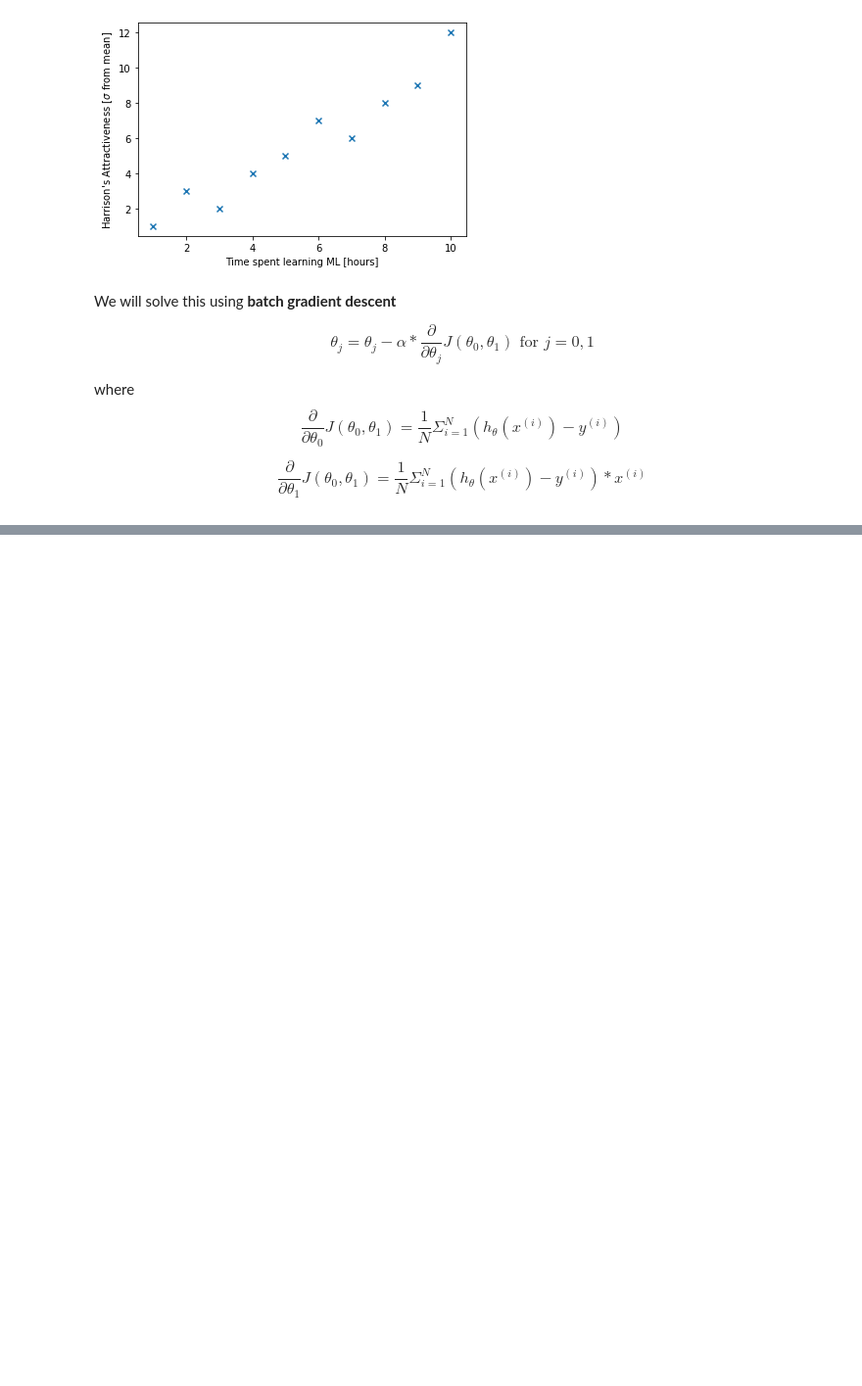
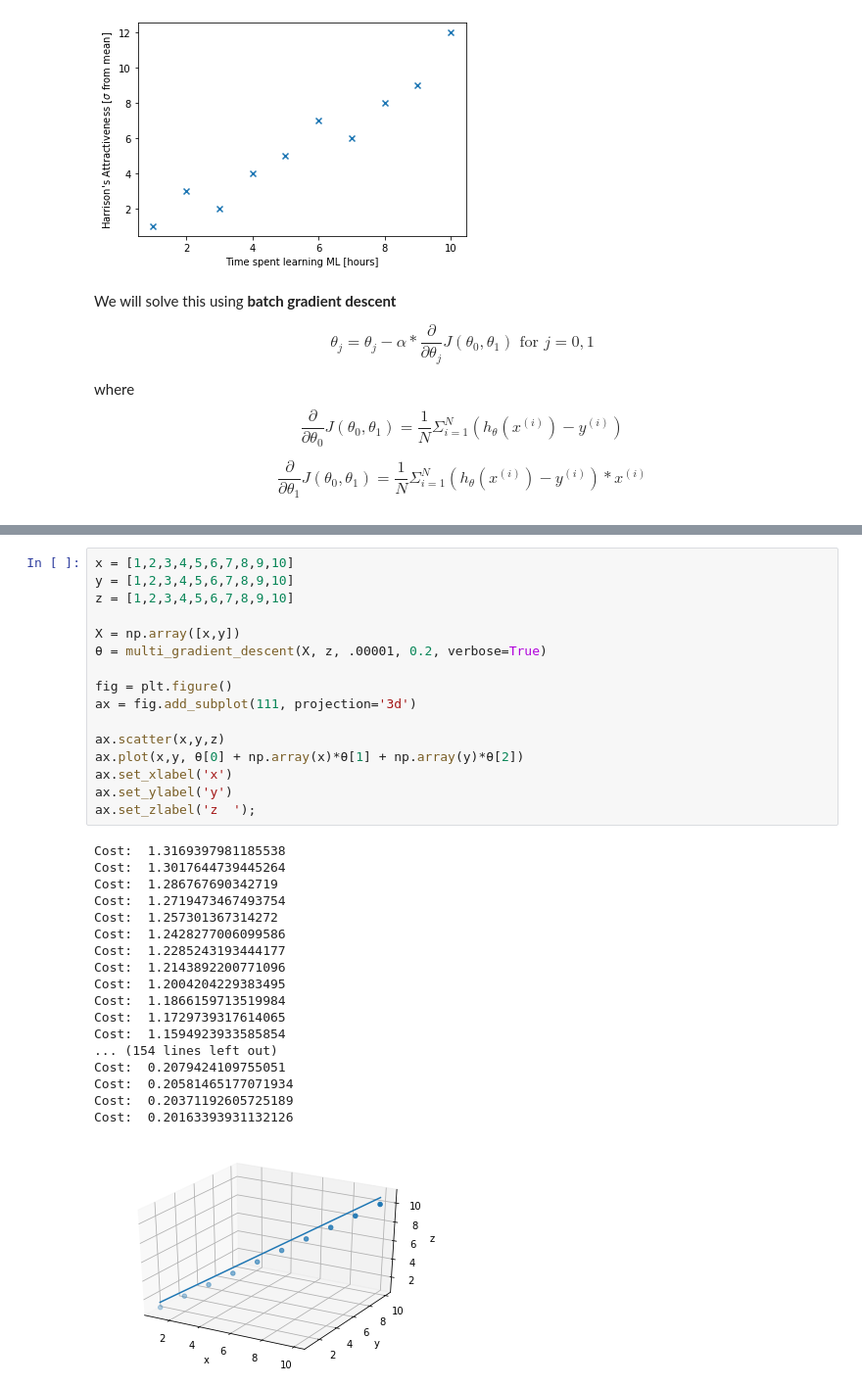
Before and after one commit to Andrew-Harrison-Chris/Chris-Harrison-ML, a Jupyter notebook: ChrisTeachesMachines.ipynb, the cells around one changed output, grey strips where cells are left out. Shown at 98% size. Saved outputs shown, nothing was run; the diff lists cells and outputs as text; blank space fills up the shorter version.

Commit message:
Multivariate Linear Regression

```diff
--- a/ChrisTeachesMachines.ipynb
+++ b/ChrisTeachesMachines.ipynb
@@ -81,0 +142,35 @@ plt.ylabel("Harrison's Attractiveness $[\sigma$ from mean]");
+# %%
+x = [1,2,3,4,5,6,7,8,9,10]
+y = [1,2,3,4,5,6,7,8,9,10]
+z = [1,2,3,4,5,6,7,8,9,10]
+
+X = np.array([x,y])
+θ = multi_gradient_descent(X, z, .00001, 0.2, verbose=True)
+
+fig = plt.figure()
+ax = fig.add_subplot(111, projection='3d')
+
+ax.scatter(x,y,z)
+ax.plot(x,y, θ[0] + np.array(x)*θ[1] + np.array(y)*θ[2])
+ax.set_xlabel('x')
+ax.set_ylabel('y')
+ax.set_zlabel('z  ');
+# %% [output]
+Cost:  1.3169397981185538
+Cost:  1.3017644739445264
+Cost:  1.286767690342719
+Cost:  1.2719473467493754
+Cost:  1.257301367314272
+Cost:  1.2428277006099586
+Cost:  1.2285243193444177
+Cost:  1.2143892200771096
+Cost:  1.2004204229383495
+Cost:  1.1866159713519984
+Cost:  1.1729739317614065
+Cost:  1.1594923933585854
+... (154 lines left out)
+Cost:  0.2079424109755051
+Cost:  0.20581465177071934
+Cost:  0.20371192605725189
+Cost:  0.20163393931132126
+[figure, added]
```
Also changed, not shown: parts of 9 cells of this notebook.
